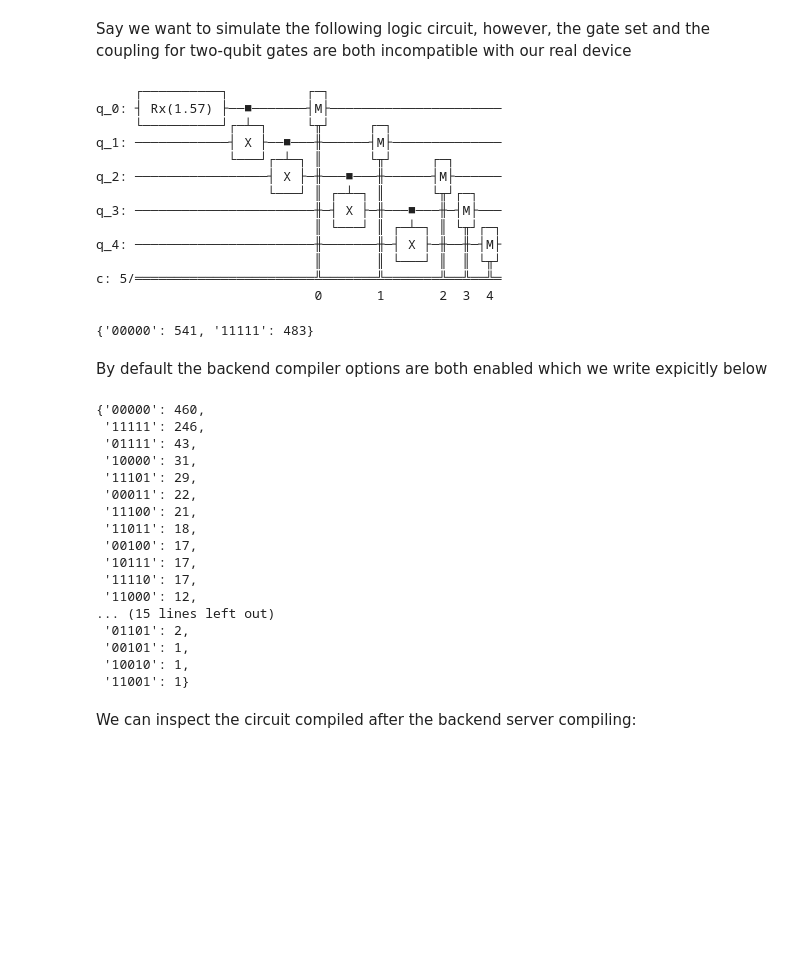
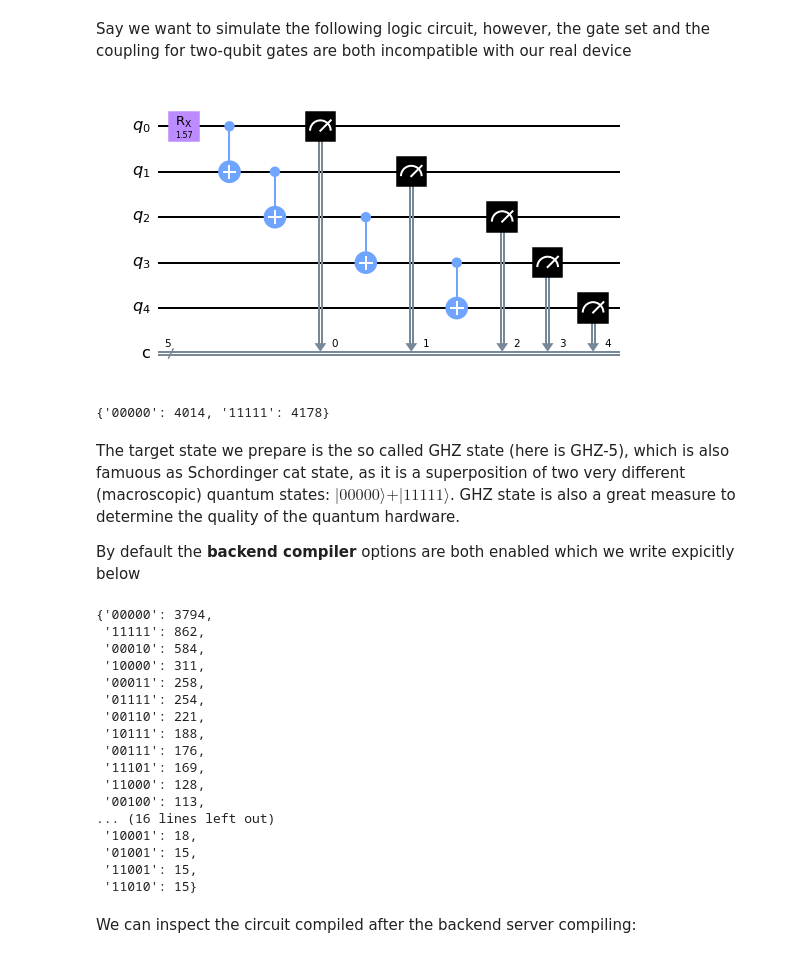
Before and after one commit to tencent-quantum-lab/tensorcircuit, a Jupyter notebook: docs/source/tutorials/qcloud_sdk_demo.ipynb, the cells around one changed output. Saved outputs shown, nothing was run; the diff lists cells and outputs as text; code cells hidden in the pictures; blank space fills up the shorter version.

```diff
--- a/docs/source/tutorials/qcloud_sdk_demo.ipynb
+++ b/docs/source/tutorials/qcloud_sdk_demo.ipynb
@@ -224,33 +234,24 @@ for t in ts:
 Say we want to simulate the following logic circuit, however, the gate set and the coupling for two-qubit gates are both incompatible with our real device
 # %%
 c = tc.Circuit(5)
-c.rx(0, theta=1.57)
+c.rx(0, theta=1.5708)
 for i in range(4):
     c.cx(i, i + 1)
 c.measure_instruction(*range(5))
 # note for tasks involving qubit mapping, we recommend you add the measure instruction explicitly
-c.draw()
+c.draw(output="mpl")
 # %% [output]
-     ┌──────────┐          ┌─┐
-q_0: ┤ Rx(1.57) ├──■───────┤M├──────────────────────
-     └──────────┘┌─┴─┐     └╥┘     ┌─┐
-q_1: ────────────┤ X ├──■───╫──────┤M├──────────────
-                 └───┘┌─┴─┐ ║      └╥┘     ┌─┐
-q_2: ─────────────────┤ X ├─╫───■───╫──────┤M├──────
-                      └───┘ ║ ┌─┴─┐ ║      └╥┘┌─┐
-q_3: ───────────────────────╫─┤ X ├─╫───■───╫─┤M├───
-                            ║ └───┘ ║ ┌─┴─┐ ║ └╥┘┌─┐
-q_4: ───────────────────────╫───────╫─┤ X ├─╫──╫─┤M├
-                            ║       ║ └───┘ ║  ║ └╥┘
-c: 5/═══════════════════════╩═══════╩═══════╩══╩══╩═
-                            0       1       2  3  4
+[figure, added]
 # %%
-# the ideal answer
-c.sample(allow_state=True, batch=1024, format="count_dict_bin")
+# the ideal answer with shot noise
+c.sample(allow_state=True, batch=8192, format="count_dict_bin")
 # %% [output]
-{'00000': 541, '11111': 483}
+{'00000': 4014, '11111': 4178}
 # %% [markdown]
-By default the backend compiler options are both enabled which we write expicitly below
+The target state we prepare is the so called GHZ state (here is GHZ-5), which is also famuous as Schordinger cat state, as it is a superposition of two very different (macroscopic) quantum states: $\vert 00000\rangle + \vert 11111\rangle$. GHZ state is also a great measure to determine the quality of the quantum hardware.
+
+
+By default the **backend compiler** options are both enabled which we write expicitly below
 # %%
 t = tc.cloud.apis.submit_task(
     circuit=c,
@@ -260,25 +261,26 @@ t = tc.cloud.apis.submit_task(
     enable_qos_qubit_mapping=True,
 )
 # %%
-t.results()
+rb = t.results()
+rb
 # %% [output]
-{'00000': 460,
- '11111': 246,
- '01111': 43,
- '10000': 31,
- '11101': 29,
- '00011': 22,
- '11100': 21,
- '11011': 18,
- '00100': 17,
- '10111': 17,
- '11110': 17,
- '11000': 12,
-... (15 lines left out)
- '01101': 2,
- '00101': 1,
- '10010': 1,
- '11001': 1}
+{'00000': 3794,
+ '11111': 862,
+ '00010': 584,
+ '10000': 311,
+ '00011': 258,
+ '01111': 254,
+ '00110': 221,
+ '10111': 188,
+ '00111': 176,
+ '11101': 169,
+ '11000': 128,
+ '00100': 113,
+... (16 lines left out)
+ '10001': 18,
+ '01001': 15,
+ '11001': 15,
+ '11010': 15}
 # %% [markdown]
 We can inspect the circuit compiled after the backend server compiling:
 # %%
```
Also changed, not shown: parts of 53 cells of this notebook.
